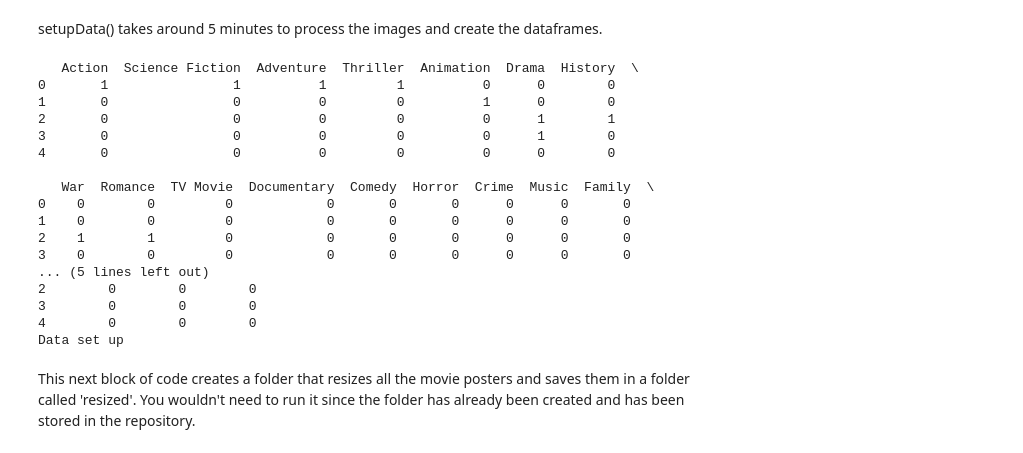
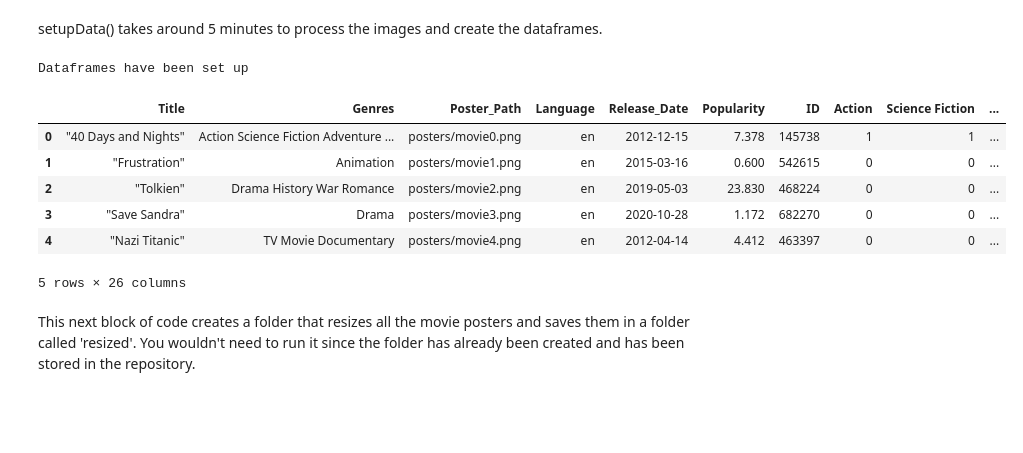
Before and after one commit to witchard-wang/MovieGenreClassification, a Jupyter notebook: neural_network.ipynb, the cells around one changed output. Drawn from its saved outputs; the diff is of its cells as text; code cells hidden in the pictures; blank space fills up the shorter version.

```diff
--- a/neural_network.ipynb
+++ b/neural_network.ipynb
@@ -128,24 +134,16 @@ setupData() takes around 5 minutes to process the images and create the datafram
 # %%
 #setup dataframe
 mov_df, dataModel, img_array = setupData()
+mov_df.head()
 # %% [output]
-   Action  Science Fiction  Adventure  Thriller  Animation  Drama  History  \
-0       1                1          1         1          0      0        0
-1       0                0          0         0          1      0        0
-2       0                0          0         0          0      1        1
-3       0                0          0         0          0      1        0
-4       0                0          0         0          0      0        0
-
-   War  Romance  TV Movie  Documentary  Comedy  Horror  Crime  Music  Family  \
-0    0        0         0            0       0       0      0      0       0
-1    0        0         0            0       0       0      0      0       0
-2    1        1         0            0       0       0      0      0       0
-3    0        0         0            0       0       0      0      0       0
-... (5 lines left out)
-2        0        0        0
-3        0        0        0
-4        0        0        0
-Data set up
+Dataframes have been set up
+|  | Title | Genres | Poster_Path | Language | Release_Date | Popularity | ID | Action | Science Fiction | ... |
+| 0 | "40 Days and Nights" | Action Science Fiction Adventure ... | posters/movie0.png | en | 2012-12-15 | 7.378 | 145738 | 1 | 1 | ... |
+| 1 | "Frustration" | Animation | posters/movie1.png | en | 2015-03-16 | 0.600 | 542615 | 0 | 0 | ... |
+| 2 | "Tolkien" | Drama History War Romance | posters/movie2.png | en | 2019-05-03 | 23.830 | 468224 | 0 | 0 | ... |
+| 3 | "Save Sandra" | Drama | posters/movie3.png | en | 2020-10-28 | 1.172 | 682270 | 0 | 0 | ... |
+| 4 | "Nazi Titanic" | TV Movie Documentary | posters/movie4.png | en | 2012-04-14 | 4.412 | 463397 | 0 | 0 | ... |
+5 rows × 26 columns
 # %% [markdown]
 This next block of code creates a folder that resizes all the movie posters and saves them in a folder called 'resized'. You wouldn't need to run it since the folder has already been created and has been stored in the repository.
 # %%
```
Also changed, not shown: parts of 13 cells of this notebook, 23 other files.
